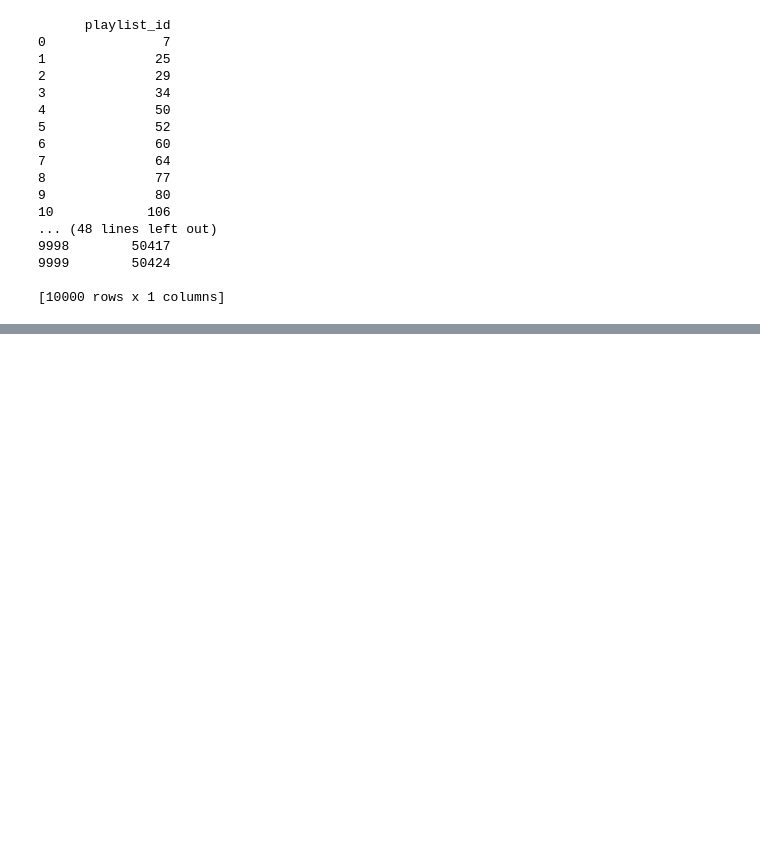
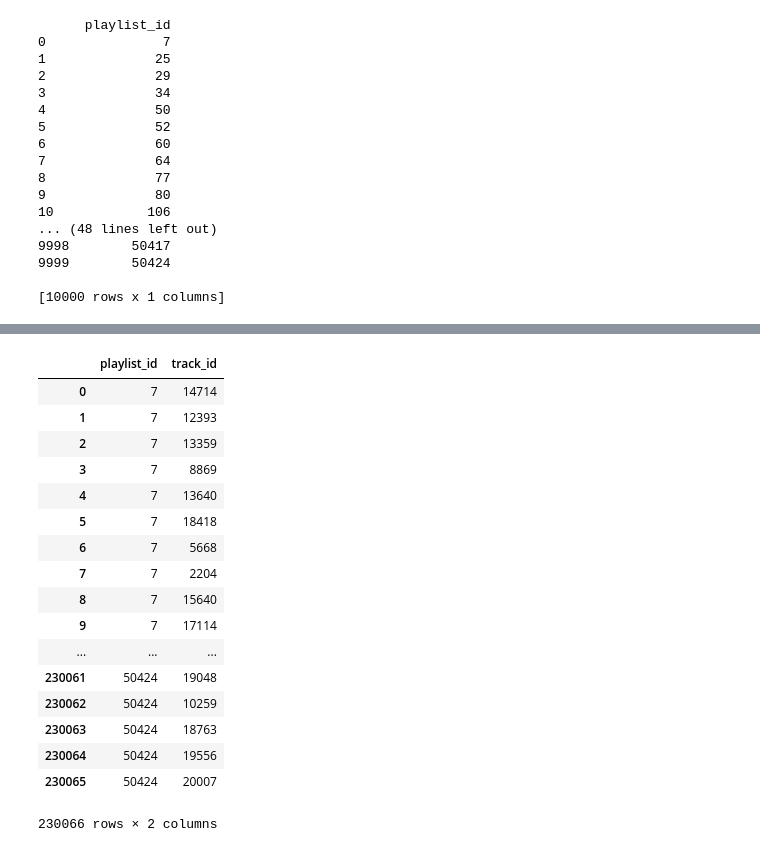
Before and after one commit to GiorgioPolla/recommender_systems_challenge, a Jupyter notebook: code/top_popular.ipynb, the cells around one changed output, grey strips where cells are left out. Saved outputs shown, nothing was run; the diff lists cells and outputs as text; code cells hidden in the pictures; blank space fills up the shorter version.

```diff
--- a/code/top_popular.ipynb
+++ b/code/top_popular.ipynb
@@ -102,6 +96,7 @@ for i in range(10):
 target_playlists_file = '../data/target_playlists.csv'
 # %%
 target_playlists = pd.read_csv(target_playlists_file)
+target_playlists.columns = ['playlist_id']
 # %%
 print(target_playlists)
 # %% [output]
@@ -122,3 +117,6 @@ print(target_playlists)
 9999        50424
 
 [10000 rows x 1 columns]
+# %%
+# selection of the target playlists with songs
+useful_data = pd.merge(target_playlists, train_data, on='playlist_id', how='inner')
@@ -124,0 +144,21 @@ print(target_playlists)
+# %%
+useful_data
+# %% [output]
+|  | playlist_id | track_id |
+| 0 | 7 | 14714 |
+| 1 | 7 | 12393 |
+| 2 | 7 | 13359 |
+| 3 | 7 | 8869 |
+| 4 | 7 | 13640 |
+| 5 | 7 | 18418 |
+| 6 | 7 | 5668 |
+| 7 | 7 | 2204 |
+| 8 | 7 | 15640 |
+| 9 | 7 | 17114 |
+| ... | ... | ... |
+| 230061 | 50424 | 19048 |
+| 230062 | 50424 | 10259 |
+| 230063 | 50424 | 18763 |
+| 230064 | 50424 | 19556 |
+| 230065 | 50424 | 20007 |
+230066 rows × 2 columns
```
Also changed, not shown: parts of 15 cells of this notebook, 1 other file.
